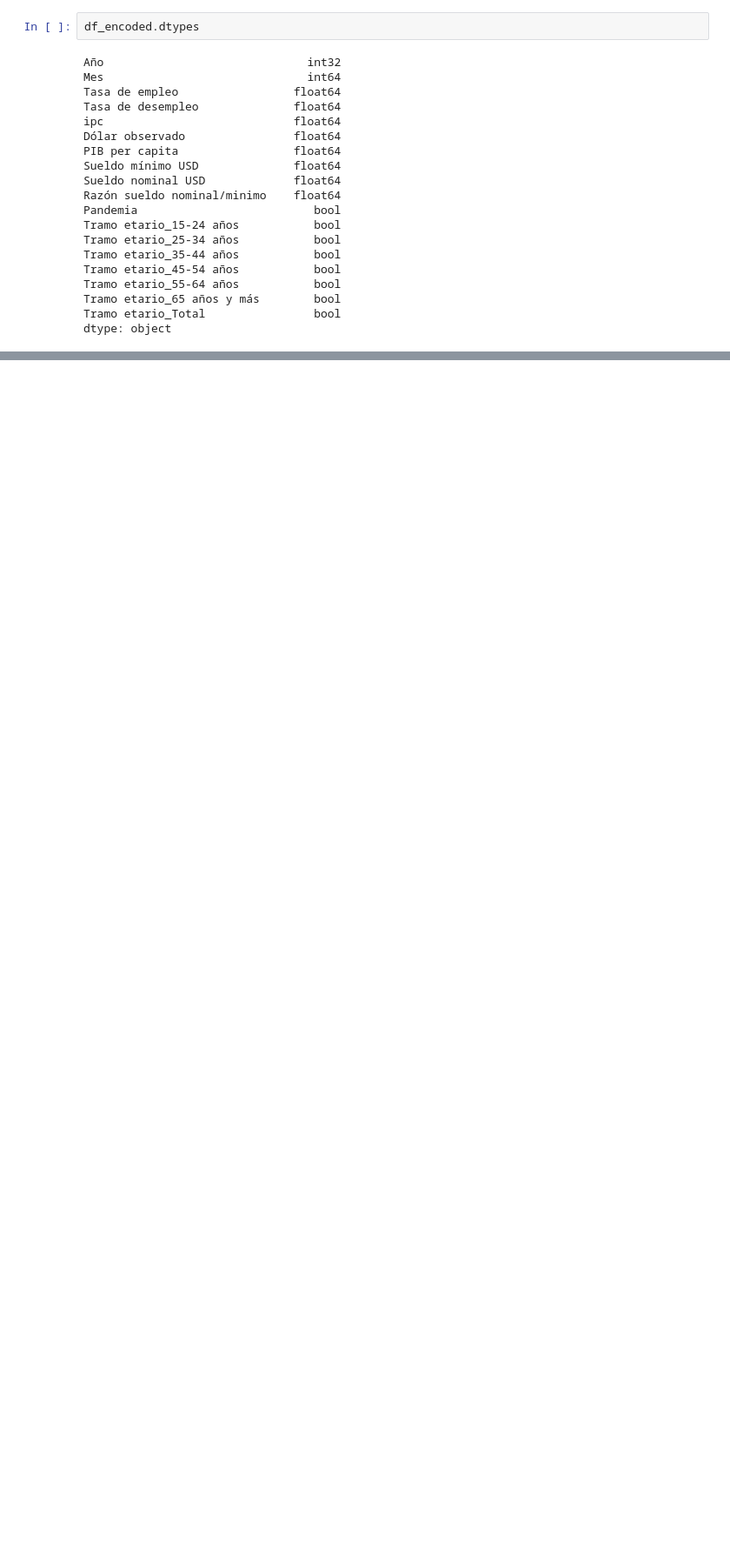
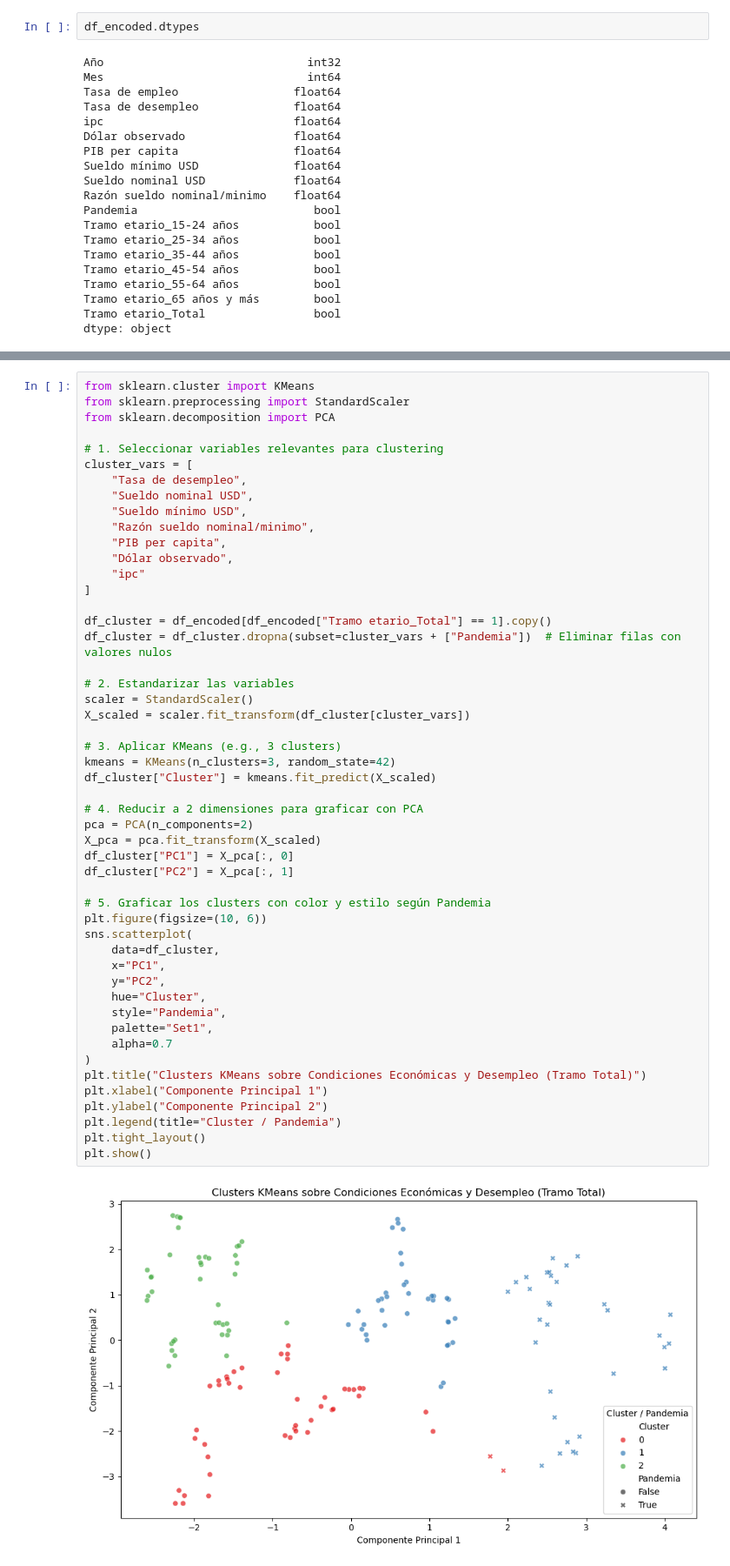
Before and after one commit to Martinosky/Proyecto_Mineria, a Jupyter notebook: Proyecto.ipynb, the cells around one changed output, grey strips where cells are left out. Shown: that part at 87% size. Saved outputs shown, nothing was run; the diff lists cells and outputs as text; blank space fills up the shorter version.

```diff
--- a/Proyecto.ipynb
+++ b/Proyecto.ipynb
@@ -298,0 +306,52 @@ See the caveats in the documentation: https://pandas.pydata.org/pandas-docs/stab
+# %%
+from sklearn.cluster import KMeans
+from sklearn.preprocessing import StandardScaler
+from sklearn.decomposition import PCA
+
+# 1. Seleccionar variables relevantes para clustering
+cluster_vars = [
+    "Tasa de desempleo",
+    "Sueldo nominal USD",
+    "Sueldo mínimo USD",
+    "Razón sueldo nominal/minimo",
+    "PIB per capita",
+    "Dólar observado",
+    "ipc"
+]
+
+df_cluster = df_encoded[df_encoded["Tramo etario_Total"] == 1].copy()
+df_cluster = df_cluster.dropna(subset=cluster_vars + ["Pandemia"])  # Eliminar filas con valores nulos
+
+# 2. Estandarizar las variables
+scaler = StandardScaler()
+X_scaled = scaler.fit_transform(df_cluster[cluster_vars])
+
+# 3. Aplicar KMeans (e.g., 3 clusters)
+kmeans = KMeans(n_clusters=3, random_state=42)
+df_cluster["Cluster"] = kmeans.fit_predict(X_scaled)
+
+# 4. Reducir a 2 dimensiones para graficar con PCA
+pca = PCA(n_components=2)
+X_pca = pca.fit_transform(X_scaled)
+df_cluster["PC1"] = X_pca[:, 0]
+df_cluster["PC2"] = X_pca[:, 1]
+
+# 5. Graficar los clusters con color y estilo según Pandemia
+plt.figure(figsize=(10, 6))
+sns.scatterplot(
+    data=df_cluster,
+    x="PC1",
+    y="PC2",
+    hue="Cluster",
+    style="Pandemia",
+    palette="Set1",
+    alpha=0.7
+)
+plt.title("Clusters KMeans sobre Condiciones Económicas y Desempleo (Tramo Total)")
+plt.xlabel("Componente Principal 1")
+plt.ylabel("Componente Principal 2")
+plt.legend(title="Cluster / Pandemia")
+plt.tight_layout()
+plt.show()
+# %% [output]
+[figure, added]
```
Also changed, not shown: parts of 15 cells of this notebook.
